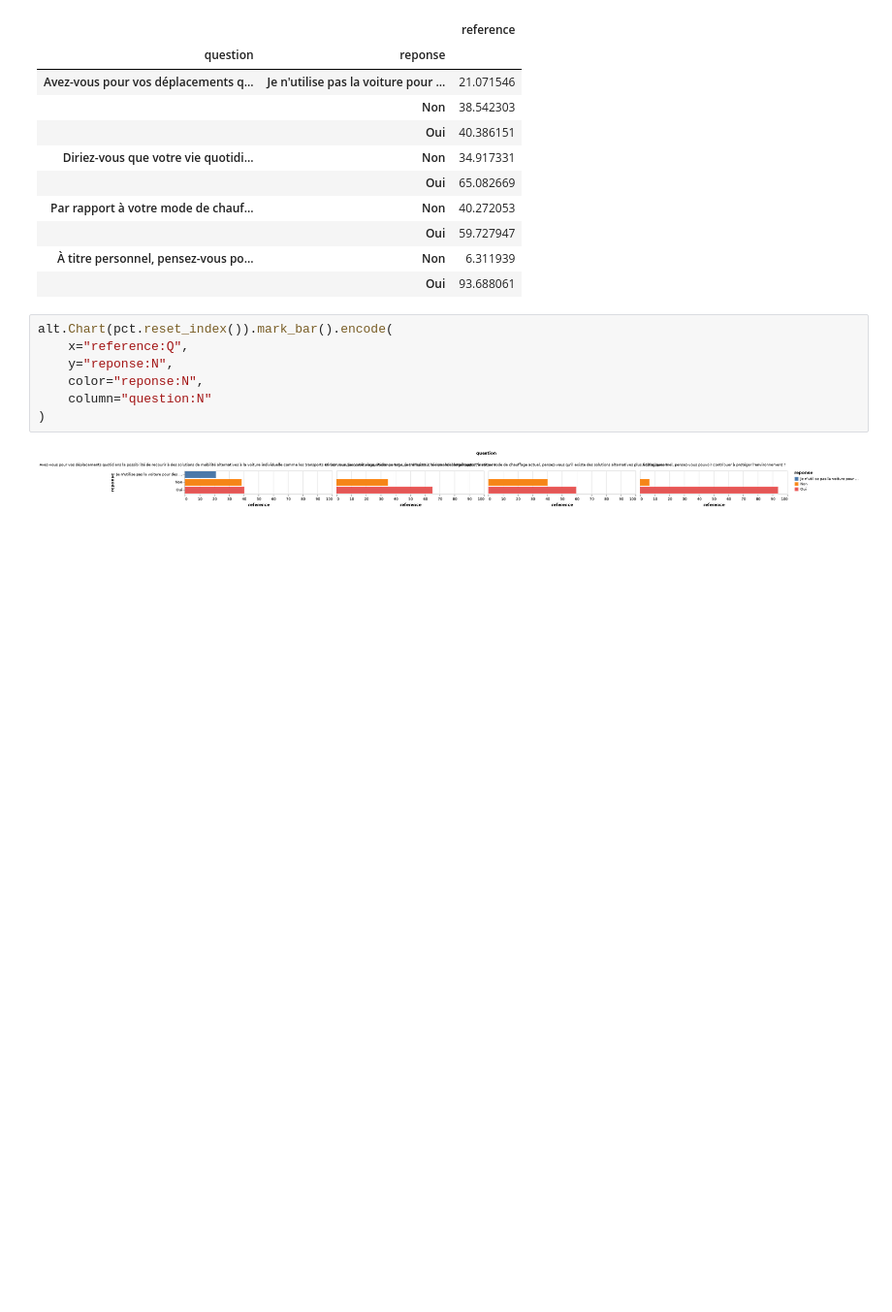
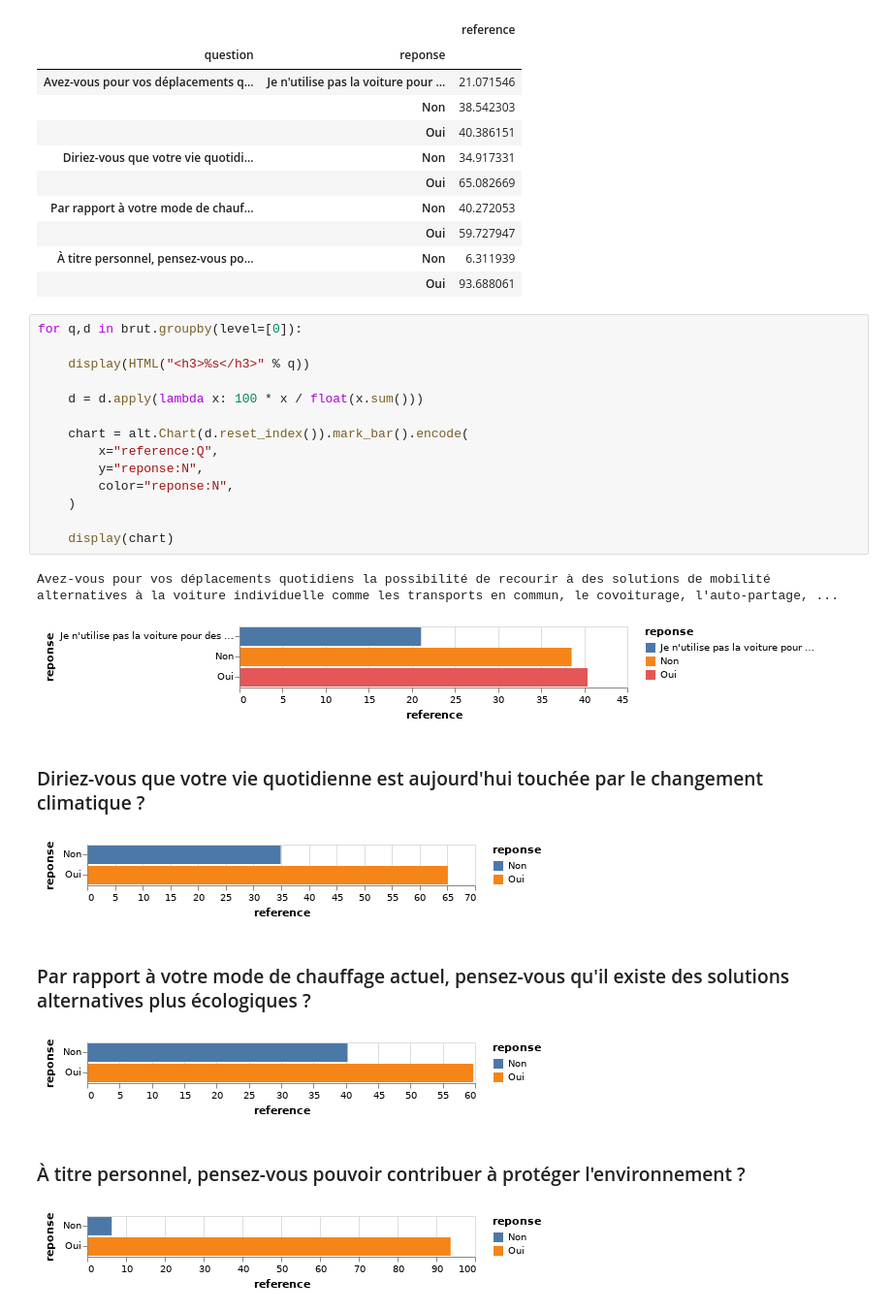
Before and after one commit to taniki/notebooks, a Jupyter notebook: data.gouv.fr/grand-debat/transition écologique - réponses fermées.ipynb, the cells around one changed output. Shown at 97% size. Cells and saved outputs as stored; diff of their text form; blank space fills up the shorter version.

```diff
--- a/data.gouv.fr/grand-debat/transition écologique - réponses fermées.ipynb
+++ b/data.gouv.fr/grand-debat/transition écologique - réponses fermées.ipynb
@@ -48,12 +50,26 @@ pct
 |  | Oui | 59.727947 |
 | À titre personnel, pensez-vous po... | Non | 6.311939 |
 |  | Oui | 93.688061 |
-# %%
-alt.Chart(pct.reset_index()).mark_bar().encode(
-    x="reference:Q",
-    y="reponse:N",
-    color="reponse:N",
-    column="question:N"
-)
-# %% [output]
-[figure, removed]
+# %%
+for q,d in brut.groupby(level=[0]):
+
+    display(HTML("<h3>%s</h3>" % q))
+
+    d = d.apply(lambda x: 100 * x / float(x.sum()))
+
+    chart = alt.Chart(d.reset_index()).mark_bar().encode(
+        x="reference:Q",
+        y="reponse:N",
+        color="reponse:N",
+    )
+
+    display(chart)
+# %% [output]
+Avez-vous pour vos déplacements quotidiens la possibilité de recourir à des solutions de mobilité alternatives à la voiture individuelle comme les transports en commun, le covoiturage, l'auto-partage, ...
+[figure, added]
+Diriez-vous que votre vie quotidienne est aujourd'hui touchée par le changement climatique ?
+[figure, added]
+Par rapport à votre mode de chauffage actuel, pensez-vous qu'il existe des solutions alternatives plus écologiques ?
+[figure, added]
+À titre personnel, pensez-vous pouvoir contribuer à protéger l'environnement ?
+[figure, added]
```
Also changed, not shown: parts of 1 cell of this notebook, 2 other files.
